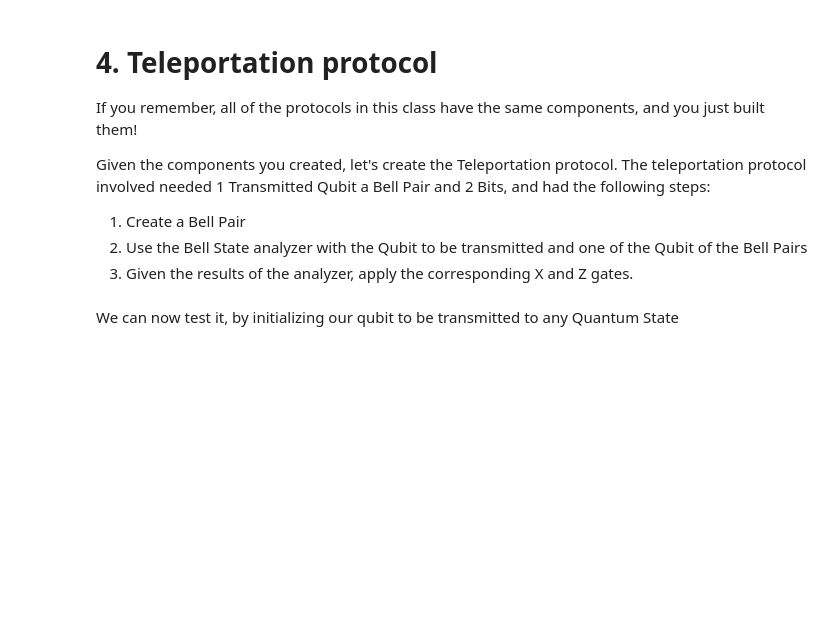
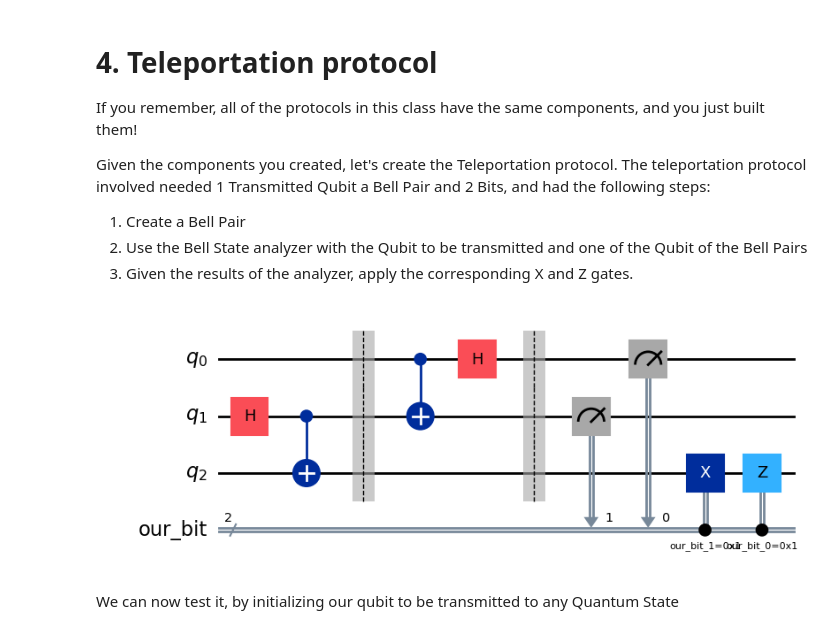
Before and after one commit to PaulaDiz/QUANTUM_COMPUTING, a Jupyter notebook: UFVQC2025_02_SuperdenseCoding_Teleportation.ipynb, the cells around one changed output. Cells and saved outputs as stored; diff of their text form; code cells hidden in the pictures; blank space fills up the shorter version.

```diff
--- a/UFVQC2025_02_SuperdenseCoding_Teleportation.ipynb
+++ b/UFVQC2025_02_SuperdenseCoding_Teleportation.ipynb
@@ -335,3 +433,51 @@ The teleportation protocol involved needed 1 Transmitted Qubit a Bell Pair and 2
+# %%
+# Compose the Teleportation protocol circuit here:
+#### YOUR CODE HERE
+from qiskit import QuantumCircuit
+from qiskit import QuantumRegister, ClassicalRegister
+
+#CREACIÓN DEL CIRCUITO
+
+#Número de qubits
+qubit = QuantumRegister(3, 'q') #qubits cuanticos
+
+#Número de bits (Cada qubit lleva un bit asociado)
+bit = ClassicalRegister(2, 'our_bit') #bits clasicos
+
+#Creamos el circuito con nuestros qubits y bits
+qc = QuantumCircuit(qubit, bit) # con (1,1) tambien funciona primero qubits segundo bits clasicos
+#-------------------------------------------------------------------------------------------------
+
+#1.APLICACIÓN DE PUERTAS PARA CREAR EL ESTADO DE BELL
+
+qc.h(1)
+qc.cx(1,2) # q1 es el cubit de control y q2 el que actua
+
+#--------------------------------------------------------------------------------------------------
+
+#2.BELL STATE ANALYZER
+
+qc.barrier()
+qc.cx(0,1)
+qc.h(0)
+qc.barrier()
+
+#--------------------------------------------------------------------------------------------------
+#3.MEDICIONES
+
+qc.measure(1,1)
+qc.x(2).c_if(qc.clbits[1], 1)  # Si bit clásico 1 es 1, aplica X en q2
+qc.measure(0,0)
+#tambien puede hacerse como -> qc.measure([0,0],[1,1]) el primer corchete son los cubits y el segundo
+#los bits asociados a cada uno.
+
+qc.z(2).c_if(qc.clbits[0], 1)  # Si bit clásico 0 es 1, aplica Z en q2
+#---------------------------------------------------------------------------------------------------
+#DIBUJUAMOS EL CIRCUITO
+qc.draw(output='mpl')
+####
+# %% [output]
+[figure, added]
 # %% [markdown]
 We can now test it, by initializing our qubit to be transmitted to any Quantum State
 # %%
```
Also changed, not shown: parts of 4 cells of this notebook.
